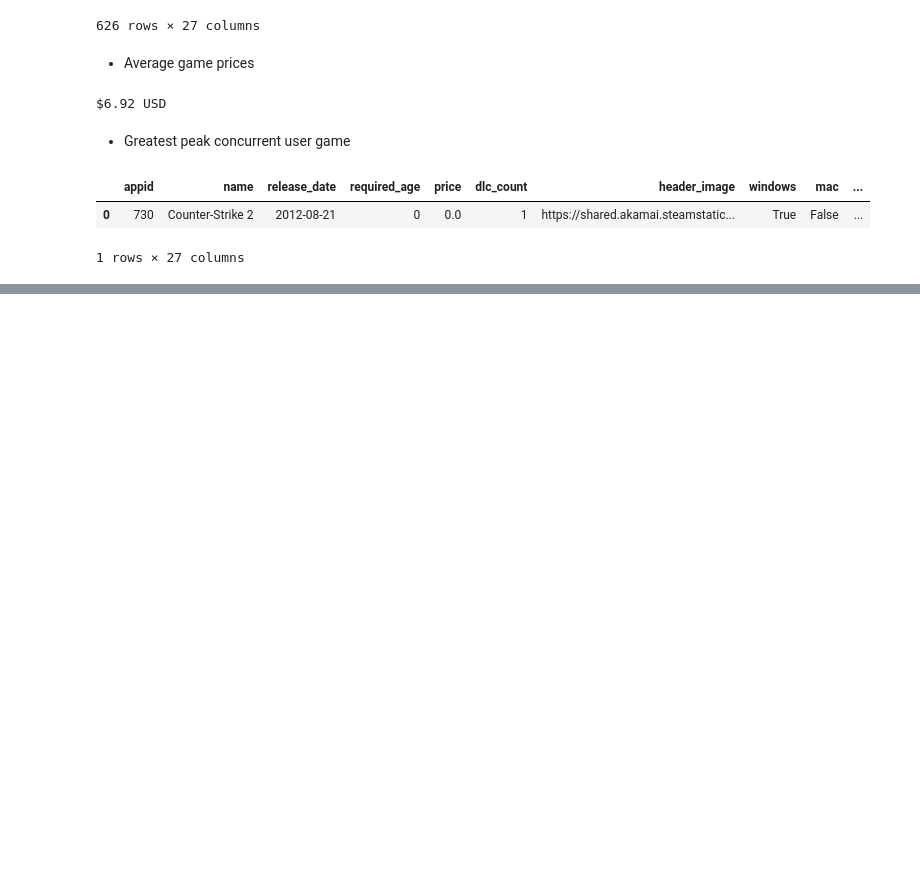
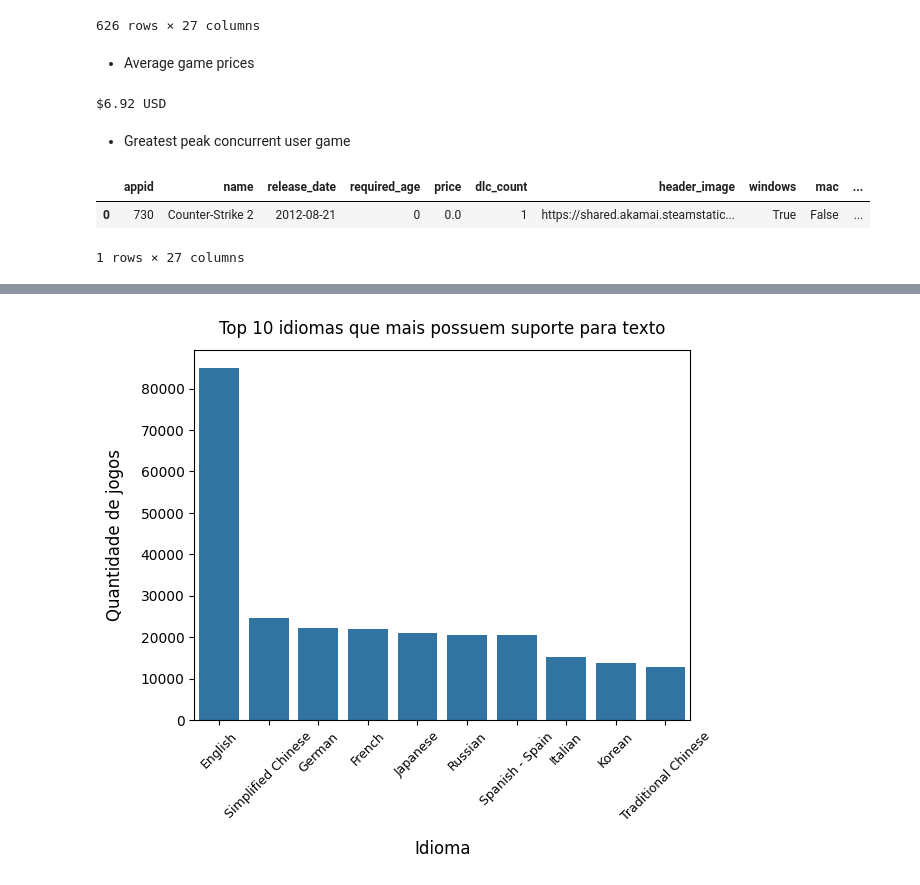
Before and after one commit to JoseVColino/Steam_Stats_EDA_Dashboard, a Jupyter notebook: notebooks/01_steam_eda.ipynb, the cells around one changed output, grey strips where cells are left out. Saved outputs shown, nothing was run; the diff lists cells and outputs as text; code cells hidden in the pictures; blank space fills up the shorter version.

```diff
--- a/notebooks/01_steam_eda.ipynb
+++ b/notebooks/01_steam_eda.ipynb
@@ -226,0 +321,3 @@ Summarize the key insights from the exploratory data analysis:
+# %%
+df_text_languages = df_exploded_text['supported_languages'].value_counts().head(10).reset_index()
+df_text_languages
@@ -226,0 +336,6 @@ Summarize the key insights from the exploratory data analysis:
+# %%
+df['full_audio_languages'] = df['full_audio_languages'].apply(lambda x: ast.literal_eval(x) if isinstance(x, str) else x)
+df_exploded_audio = df.explode('full_audio_languages')
+# %%
+df_audio_languages = df_exploded_audio['full_audio_languages'].value_counts().head(10).reset_index()
+df_audio_languages
@@ -226,0 +354,9 @@ Summarize the key insights from the exploratory data analysis:
+# %%
+languages_df = pd.DataFrame({
+    'text_support': df_text_languages['supported_languages'],
+    'text_count': df_text_languages['count'],
+    'audio_support': df_audio_languages['full_audio_languages'],
+    'audio_count': df_audio_languages['count']
+})
+
+languages_df
@@ -226,0 +375,9 @@ Summarize the key insights from the exploratory data analysis:
+# %%
+sns.barplot(languages_df, x='text_support', y='text_count')
+plt.title('Top 10 idiomas que mais possuem suporte para texto', pad=12, size=12)
+plt.xlabel('Idioma', size=12, labelpad=12)
+plt.ylabel('Quantidade de jogos', size=12, labelpad=12)
+plt.xticks(rotation=45, fontsize=9)
+plt.show()
+# %% [output]
+[figure, added]
```
Also changed, not shown: parts of 29 cells of this notebook.
